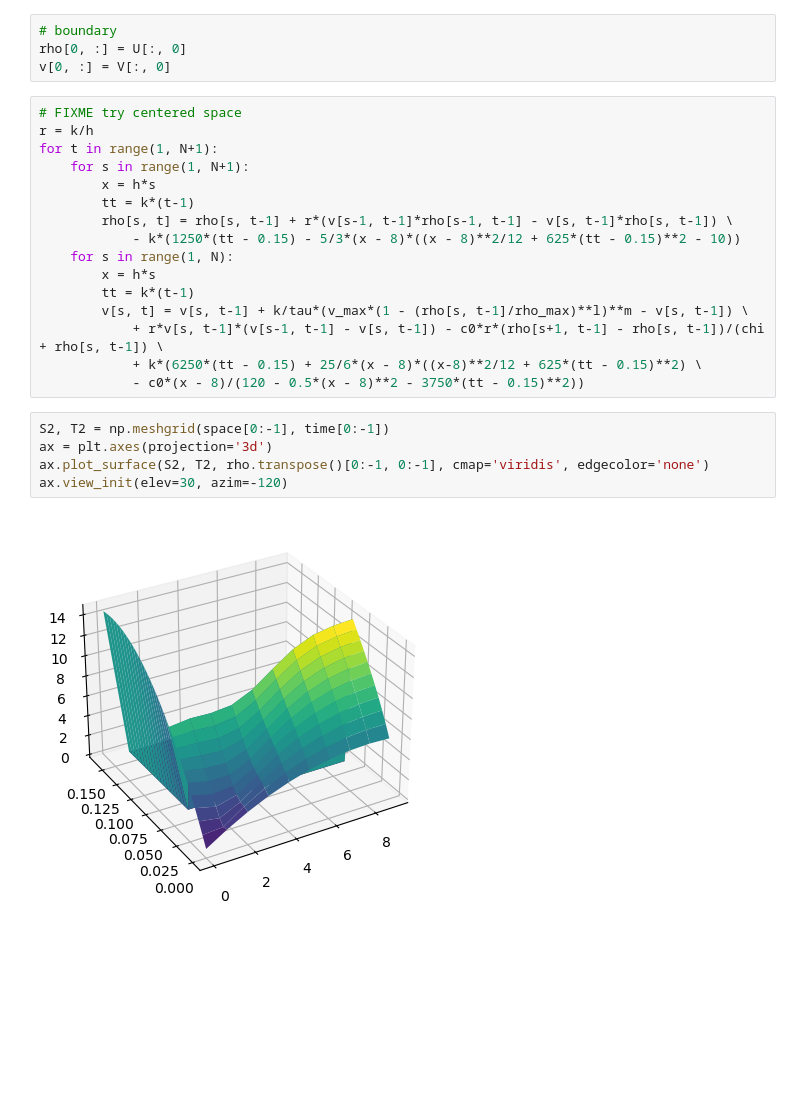
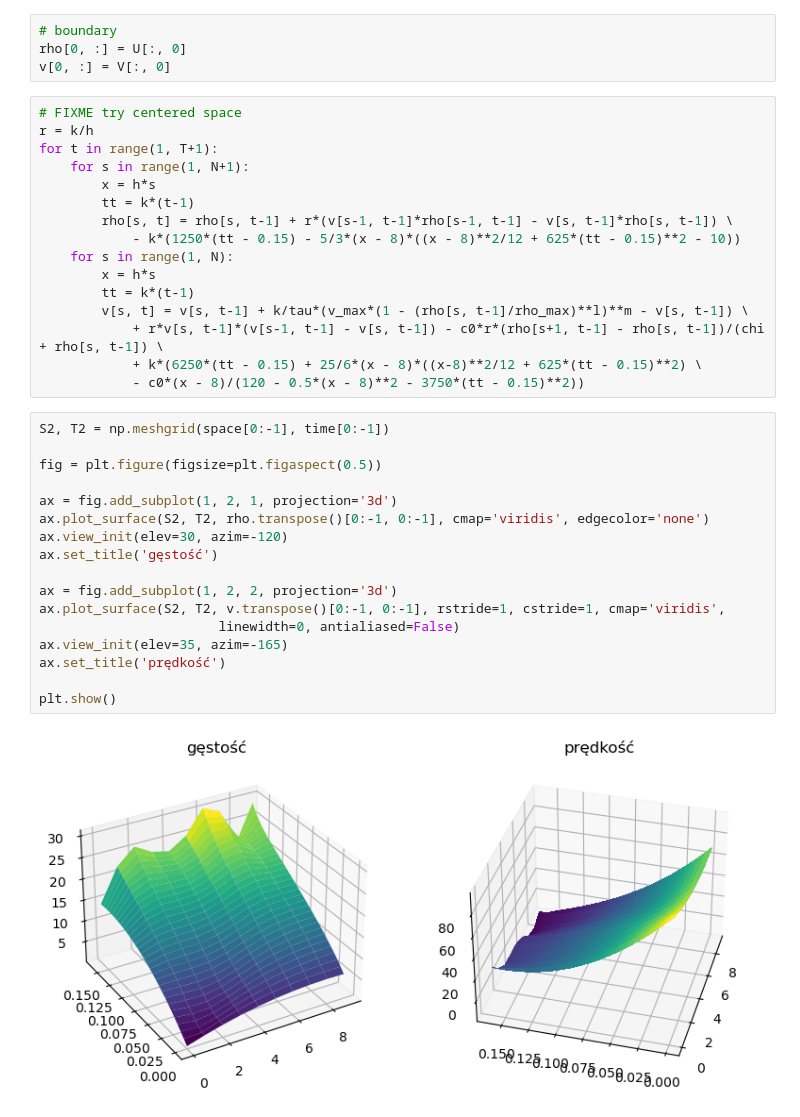
Before and after one commit to izalu24/Praca-licencjacka, a Jupyter notebook: rozwiazania.ipynb, the cells around one changed output. Drawn from its saved outputs; the diff is of its cells as text; blank space fills up the shorter version.

```diff
--- a/rozwiazania.ipynb
+++ b/rozwiazania.ipynb
@@ -114,7 +114,7 @@ v[0, :] = V[:, 0]
 # %%
 # FIXME try centered space
 r = k/h
-for t in range(1, N+1):
+for t in range(1, T+1):
     for s in range(1, N+1):
         x = h*s
         tt = k*(t-1)
@@ -129,8 +129,20 @@ for t in range(1, N+1):
             - c0*(x - 8)/(120 - 0.5*(x - 8)**2 - 3750*(tt - 0.15)**2))
 # %%
 S2, T2 = np.meshgrid(space[0:-1], time[0:-1])
-ax = plt.axes(projection='3d')
+
+fig = plt.figure(figsize=plt.figaspect(0.5))
+
+ax = fig.add_subplot(1, 2, 1, projection='3d')
 ax.plot_surface(S2, T2, rho.transpose()[0:-1, 0:-1], cmap='viridis', edgecolor='none')
 ax.view_init(elev=30, azim=-120)
+ax.set_title('gęstość')
+
+ax = fig.add_subplot(1, 2, 2, projection='3d')
+ax.plot_surface(S2, T2, v.transpose()[0:-1, 0:-1], rstride=1, cstride=1, cmap='viridis',
+                       linewidth=0, antialiased=False)
+ax.view_init(elev=35, azim=-165)
+ax.set_title('prędkość')
+
+plt.show()
 # %% [output]
-[figure, old version]
+[figure, new version]
```
